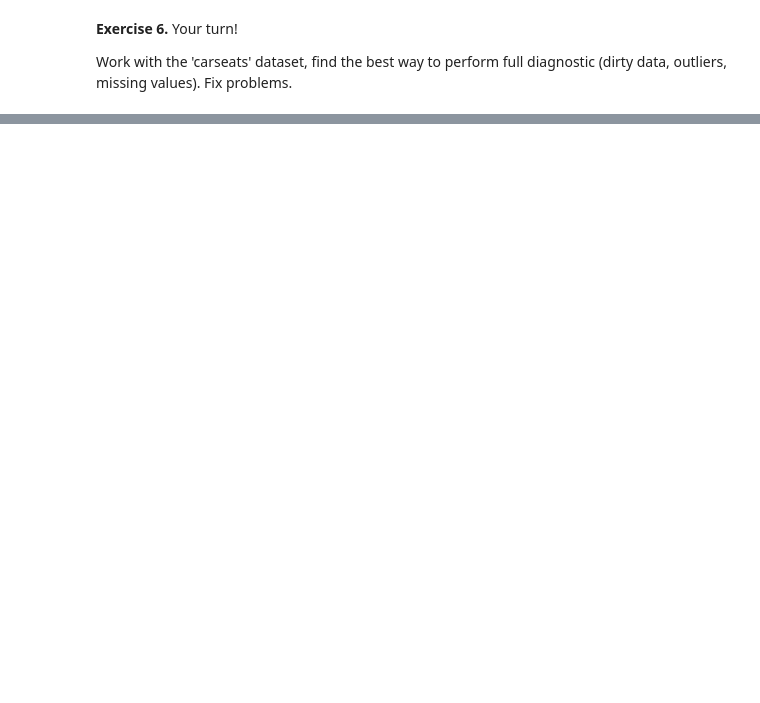
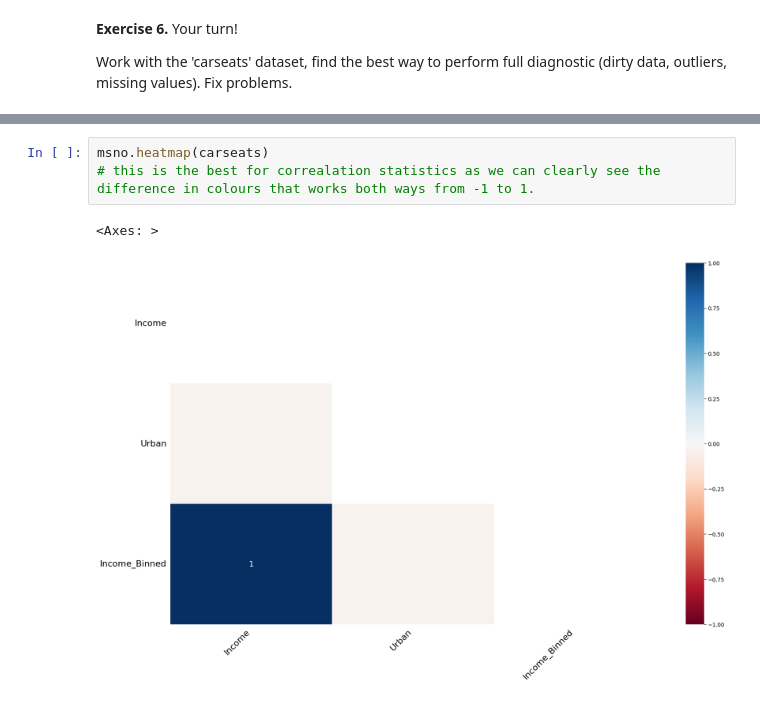
Before and after one commit to M4TI-21/pandas_exercises, a Jupyter notebook: Exercise 4.ipynb, the cells around one changed output, grey strips where cells are left out. Drawn from its saved outputs; the diff is of its cells as text; blank space fills up the shorter version.

```diff
--- a/Exercise 4.ipynb
+++ b/Exercise 4.ipynb
@@ -727,0 +747,6 @@ msno.matrix(carseats)
+# %%
+msno.heatmap(carseats)
+# this is the best for correalation statistics as we can clearly see the difference in colours that works both ways from -1 to 1.
+# %% [output]
+<Axes: >
+[figure, added]
```
Also changed, not shown: parts of 11 cells of this notebook, 1 other file.
